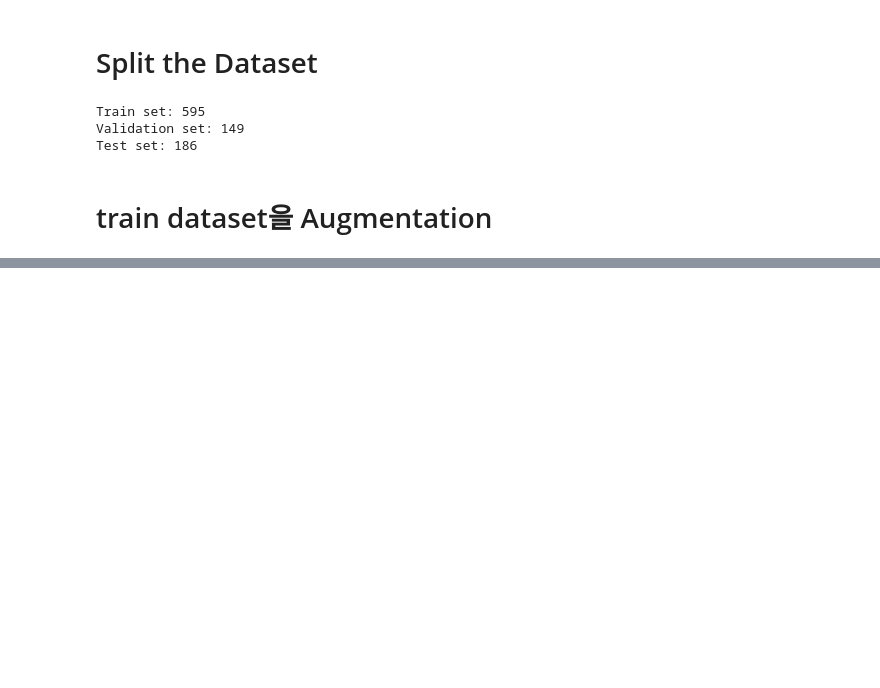
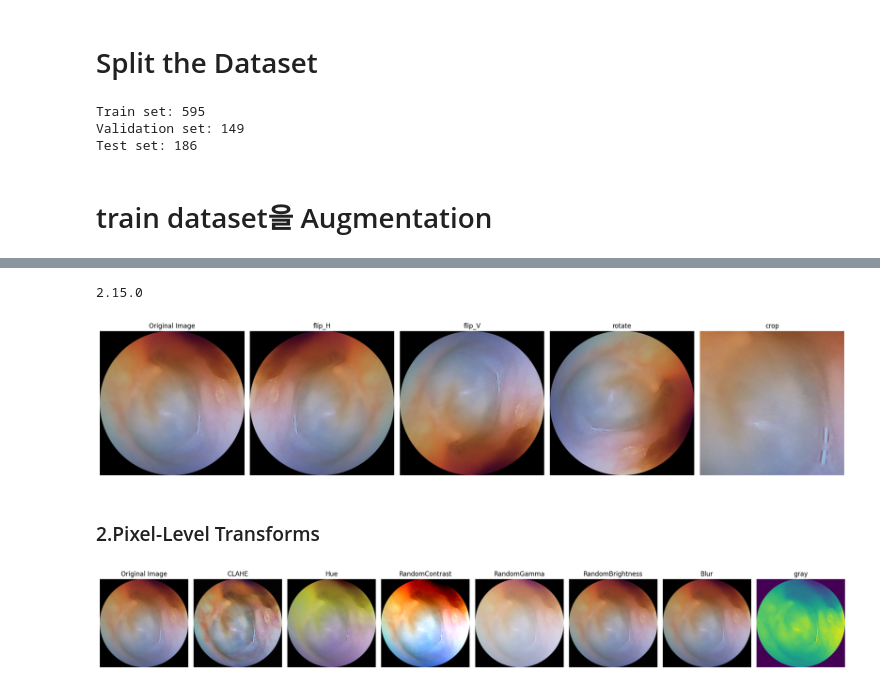
Before and after one commit to ghwjd/Lab, a Jupyter notebook: main.ipynb, the cells around one changed output, grey strips where cells are left out. Drawn from its saved outputs; the diff is of its cells as text; code cells hidden in the pictures; blank space fills up the shorter version.

```diff
--- a/main.ipynb
+++ b/main.ipynb
@@ -112,0 +118,4 @@ Test set: 186
+# %%
+print(tf.__version__)
+# %% [output]
+2.15.0
@@ -112,0 +138,40 @@ Test set: 186
+# %%
+# 이미지 파일을 로드하고 텐서로 변환하는 함수
+def load_and_preprocess_image(path):
+    image = Image.open(path)
+    image = image.convert('RGB')  # PIL 이미지를 RGB로 변환 (필요한 경우)
+    image = np.array(image)       # NumPy 배열로 변환
+    image = tf.image.convert_image_dtype(image, tf.float32)  # TensorFlow 텐서로 변환
+    return image
+
+# 이미지 경로로부터 이미지를 로드
+image_path = x_train_all[0]  # 예시 이미지 경로
+image = load_and_preprocess_image(image_path)
+
+Spatial_aug = {
+    'flip_H': flip_H(image),
+    'flip_V': flip_V(image),
+    'rotate': rotate(image, degrees=270),
+    'crop': crop(image)
+}
+
+# 이미지를 시각화하기 위한 함수
+def visualize_Spatial(image, Spatial_aug):
+    fig, axes = plt.subplots(1, len(Spatial_aug) + 1, figsize=(20, 10))
+    axes[0].imshow(image)
+    axes[0].set_title('Original Image')
+    axes[0].axis('off')
+
+    for i, (augmentation_name, augmented_image) in enumerate(Spatial_aug.items(), 1):
+        axes[i].imshow(augmented_image)
+        axes[i].set_title(augmentation_name)
+        axes[i].axis('off')
+
+    plt.tight_layout()
+    plt.show()
+# %%
+visualize_Spatial(image, Spatial_aug)
+# %% [output]
+[figure, added]
+# %% [markdown]
+### 2.Pixel-Level Transforms
@@ -112,0 +228,31 @@ Test set: 186
+# %%
+# 시각화를 위한 함수
+def visualize_augmentations(image, augmentations):
+    fig, axes = plt.subplots(1, len(augmentations) + 1, figsize=(20, 10))
+    axes[0].imshow(image)
+    axes[0].set_title('Original Image')
+    axes[0].axis('off')
+
+    for i, (augmentation_name, augmented_image) in enumerate(augmentations.items(), 1):
+        axes[i].imshow(augmented_image)
+        axes[i].set_title(augmentation_name)
+        axes[i].axis('off')
+
+    plt.tight_layout()
+    plt.show()
+
+# 각 증강 기법을 적용합니다.
+augmentations = {
+    'CLAHE': CLAHE(image),
+    'Hue': Hue(image),
+    'RandomContrast': RandomContrast(image),
+    'RandomGamma': RandomGamma(image),
+    'RandomBrightness': RandomBrightness(image),
+    'Blur': Blur(image),
+    'gray': gray(image)
+}
+
+# 시각화 실행
+visualize_augmentations(image, augmentations)
+# %% [output]
+[figure, added]
```
Also changed, not shown: parts of 9 cells of this notebook.
